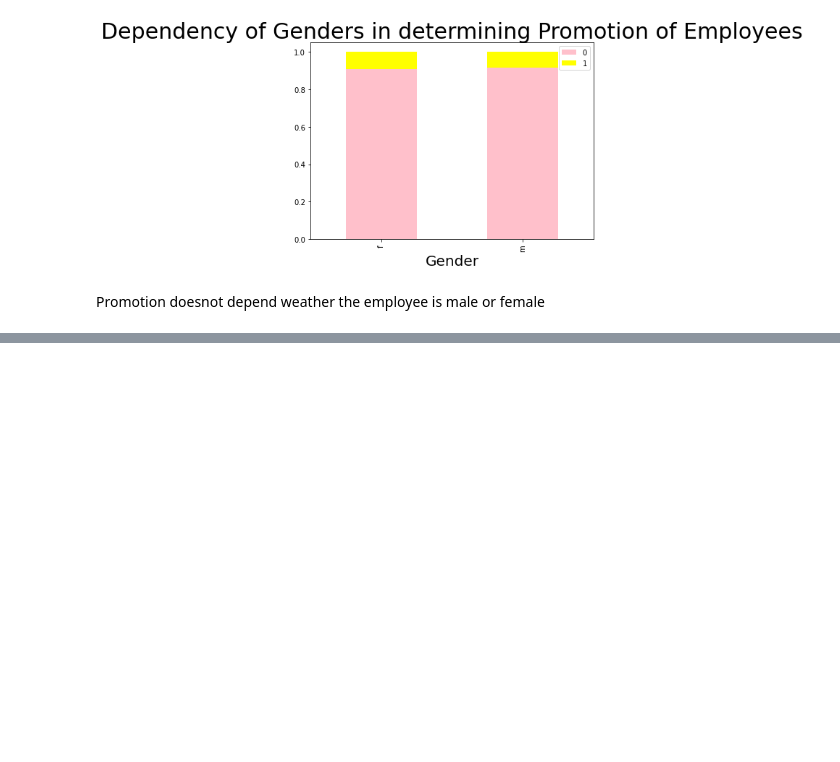
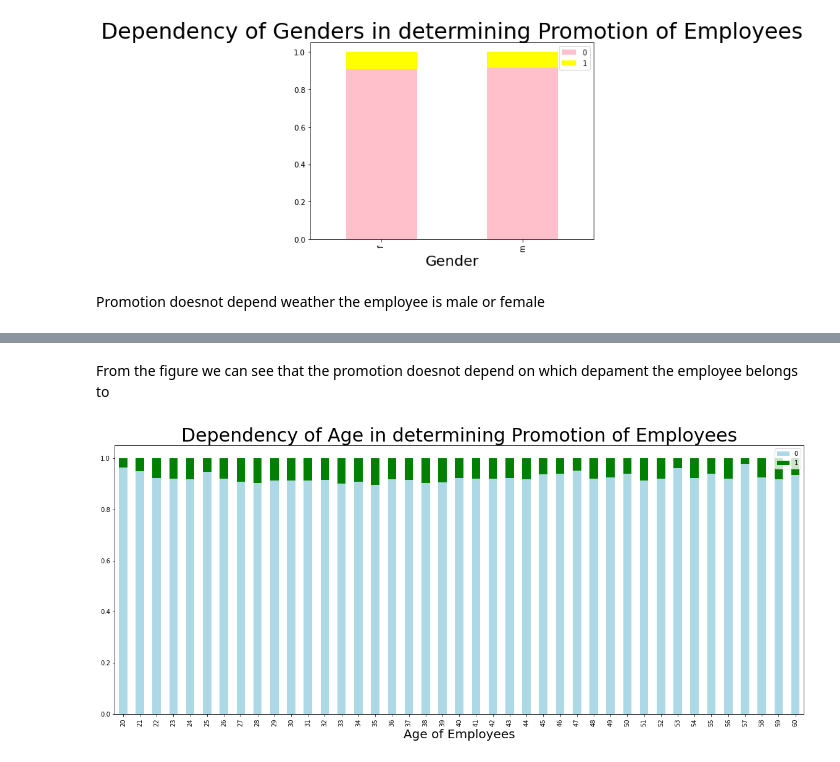
Before and after one commit to kamanak/HR_analytics, a Jupyter notebook: EDA.ipynb, the cells around one changed output, grey strips where cells are left out. Drawn from its saved outputs; the diff is of its cells as text; code cells hidden in the pictures; blank space fills up the shorter version.

```diff
--- a/EDA.ipynb
+++ b/EDA.ipynb
@@ -370,0 +391,14 @@ Promotion doesnot depend weather the employee is male or female
+# %% [markdown]
+From the figure we can see that the promotion doesnot depend on which depament the employee belongs to
+# %%
+# checking dependency of age factor in promotion of employees
+
+data = pd.crosstab(train['age'], train['is_promoted'])
+data.div(data.sum(1).astype('float'), axis = 0).plot(kind = 'bar', stacked = True, figsize = (20, 8), color = ['lightblue', 'green'])
+
+plt.title('Dependency of Age in determining Promotion of Employees', fontsize = 30)
+plt.xlabel('Age of Employees', fontsize = 20)
+plt.legend()
+plt.show()
+# %% [output]
+[figure, added]
```
Also changed, not shown: parts of 11 cells of this notebook.
